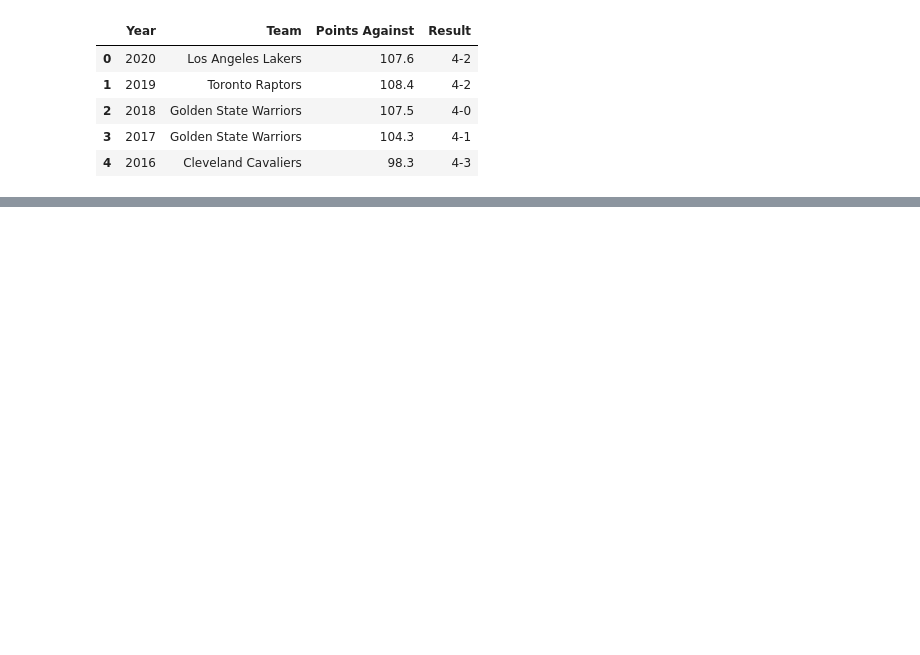
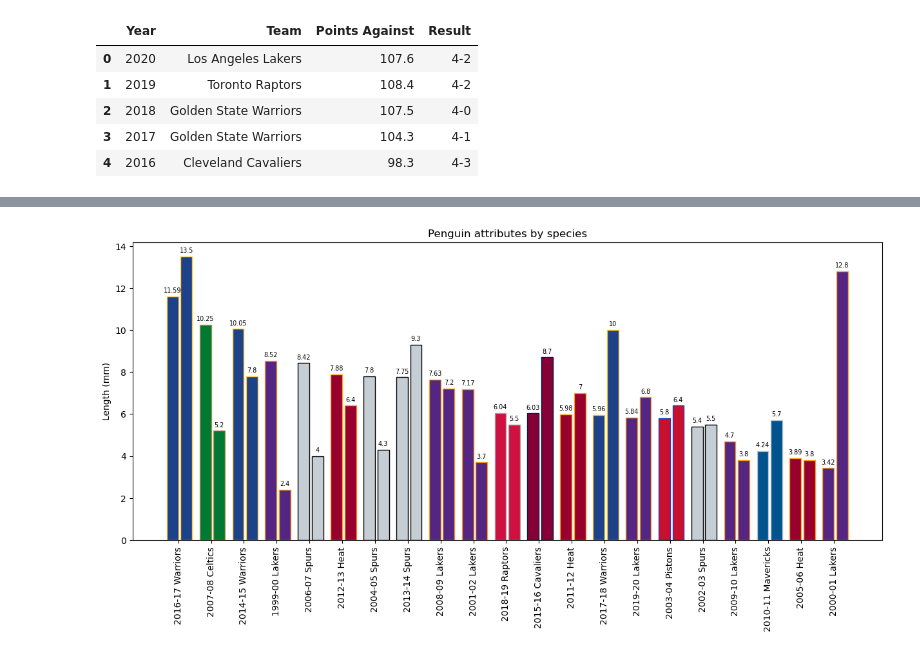
Before and after one commit to kcwaggs/project_1, a Jupyter notebook: keegan/keegan.ipynb, the cells around one changed output, grey strips where cells are left out. Cells and saved outputs as stored; diff of their text form; code cells hidden in the pictures; blank space fills up the shorter version.

```diff
--- a/keegan/keegan.ipynb
+++ b/keegan/keegan.ipynb
@@ -221,7 +209,42 @@ full_team_stats_playoffs_df['Playoff Win %'] = full_team_stats_playoffs_df['Play
 # add points for (pf) and points against (pa) to df and then find playoff point differential
 full_team_stats_playoffs_df['PF Playoffs'] = pf_playoffs
 full_team_stats_playoffs_df['PA Playoffs'] = pa_playoffs
-full_team_stats_playoffs_df['Playoff Point Differential'] = (full_team_stats_playoffs_df['PF Playoffs'] - full_team_stats_playoffs_df['PA Playoffs']).round(1)
+full_team_stats_playoffs_df['Playoff Point Differential'] = (full_team_stats_playoffs_df['PF Playoffs'] - full_team_stats_playoffs_df['PA Playoffs']).round(2)
+
+# rename index to year
+full_team_stats_playoffs_df = full_team_stats_playoffs_df.rename(columns={'index': 'Year'})
 
 # export to csv
 full_team_stats_playoffs_df.to_csv('Resources/playoffs_stats_champs.csv', index=False, header=True)
+# %%
+full_season_df = pd.merge(full_team_stats_df, full_team_stats_playoffs_df[['Year', 'Playoff Win %', 'Playoff Point Differential']], on='Year')
+full_season_df.to_csv('Resources/full_season_stats.csv', index=False, header=True)
+# %%
+# Point differential plot
+full_season_df = full_season_df.sort_values(by=['Point Differential'], ascending=[False])
+championship_teams = full_season_df['Team and Year']
+point_differentials = {
+    'Regular Season': full_season_df['Point Differential'],
+    'Playoffs': full_season_df['Playoff Point Differential']
+}
+
+x = np.arange(len(championship_teams))
+width = 0.35
+multiplier = 0
+bar_space = 0.075
+
+fig, ax = plt.subplots(figsize=(15, 6))
+
+for attribute, measurement in point_differentials.items():
+    offset = (width + bar_space) * multiplier
+    rects = ax.bar(x + offset, measurement, width, label=attribute, color=regular_season_analysis_df['Hex Color Primary'], edgecolor=regular_season_analysis_df['Hex Color Secondary'])
+    ax.bar_label(rects, padding=3, fontsize=7)
+    multiplier += 1
+
+ax.set_ylabel('Length (mm)')
+ax.set_title('Penguin attributes by species')
+ax.set_xticks(x + width / 2, championship_teams, rotation=90)
+
+plt.show()
+# %% [output]
+[figure, added]
```
Also changed, not shown: parts of 8 cells of this notebook, 3 other files.
